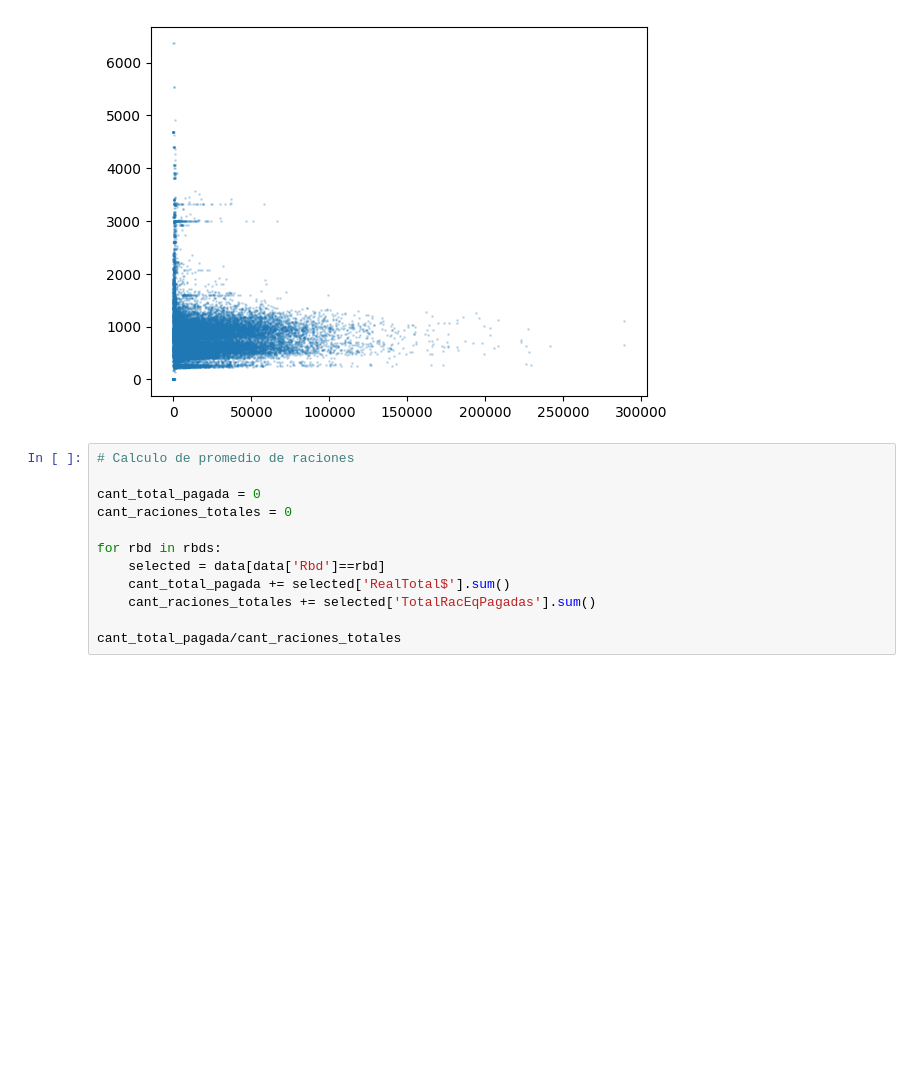
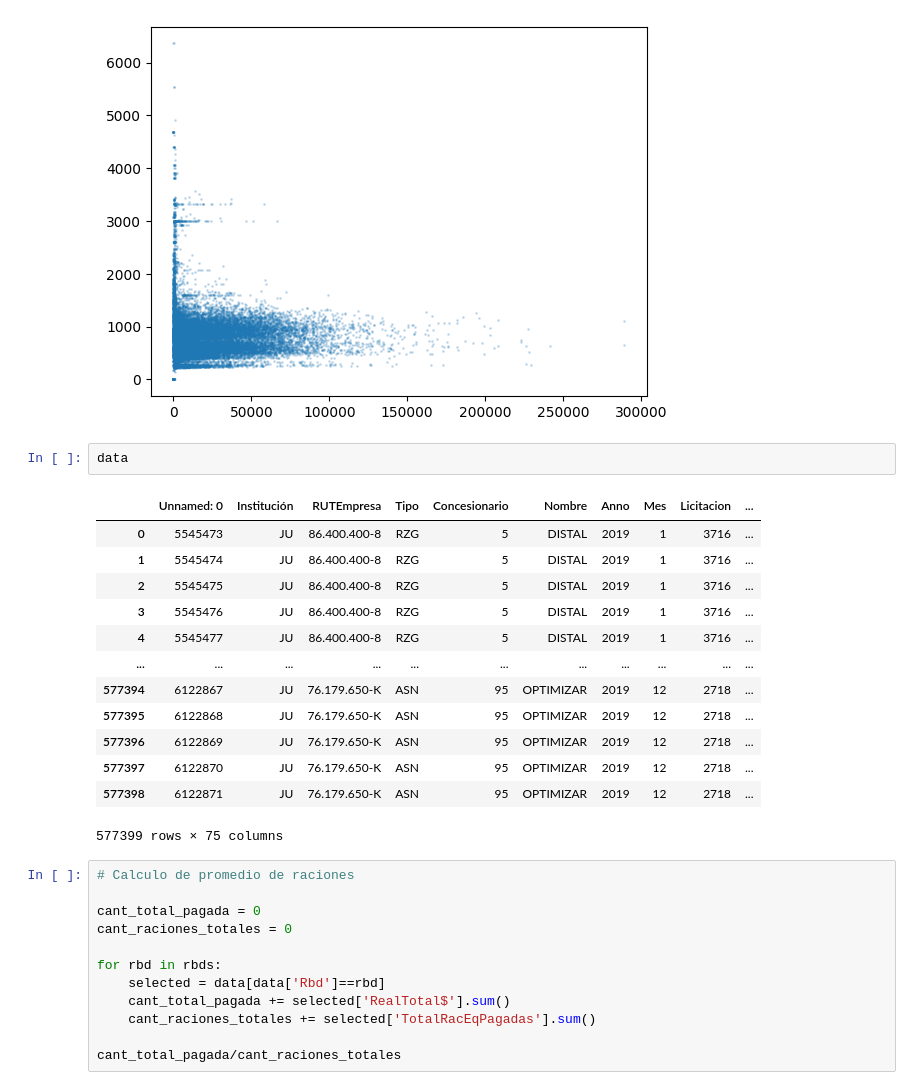
Before and after one commit to rbenatuilv/Junaeb-IMT-Capstone, a Jupyter notebook: costs_analysis_2019.ipynb, the cells around one changed output. Cells and saved outputs as stored; diff of their text form; blank space fills up the shorter version.

```diff
--- a/costs_analysis_2019.ipynb
+++ b/costs_analysis_2019.ipynb
@@ -181,6 +181,22 @@ plt.scatter(x, y, alpha=0.2,  s=1)
 # %% [output]
 <matplotlib.collections.PathCollection at 0x...>
 [figure]
+# %%
+data
+# %% [output]
+|  | Unnamed: 0 | Institución | RUTEmpresa | Tipo | Concesionario | Nombre | Anno | Mes | Licitacion | ... |
+| 0 | 5545473 | JU | 86.400.400-8 | RZG | 5 | DISTAL | 2019 | 1 | 3716 | ... |
+| 1 | 5545474 | JU | 86.400.400-8 | RZG | 5 | DISTAL | 2019 | 1 | 3716 | ... |
+| 2 | 5545475 | JU | 86.400.400-8 | RZG | 5 | DISTAL | 2019 | 1 | 3716 | ... |
+| 3 | 5545476 | JU | 86.400.400-8 | RZG | 5 | DISTAL | 2019 | 1 | 3716 | ... |
+| 4 | 5545477 | JU | 86.400.400-8 | RZG | 5 | DISTAL | 2019 | 1 | 3716 | ... |
+| ... | ... | ... | ... | ... | ... | ... | ... | ... | ... | ... |
+| 577394 | 6122867 | JU | 76.179.650-K | ASN | 95 | OPTIMIZAR | 2019 | 12 | 2718 | ... |
+| 577395 | 6122868 | JU | 76.179.650-K | ASN | 95 | OPTIMIZAR | 2019 | 12 | 2718 | ... |
+| 577396 | 6122869 | JU | 76.179.650-K | ASN | 95 | OPTIMIZAR | 2019 | 12 | 2718 | ... |
+| 577397 | 6122870 | JU | 76.179.650-K | ASN | 95 | OPTIMIZAR | 2019 | 12 | 2718 | ... |
+| 577398 | 6122871 | JU | 76.179.650-K | ASN | 95 | OPTIMIZAR | 2019 | 12 | 2718 | ... |
+577399 rows × 75 columns
 # %%
 # Calculo de promedio de raciones
 
```
